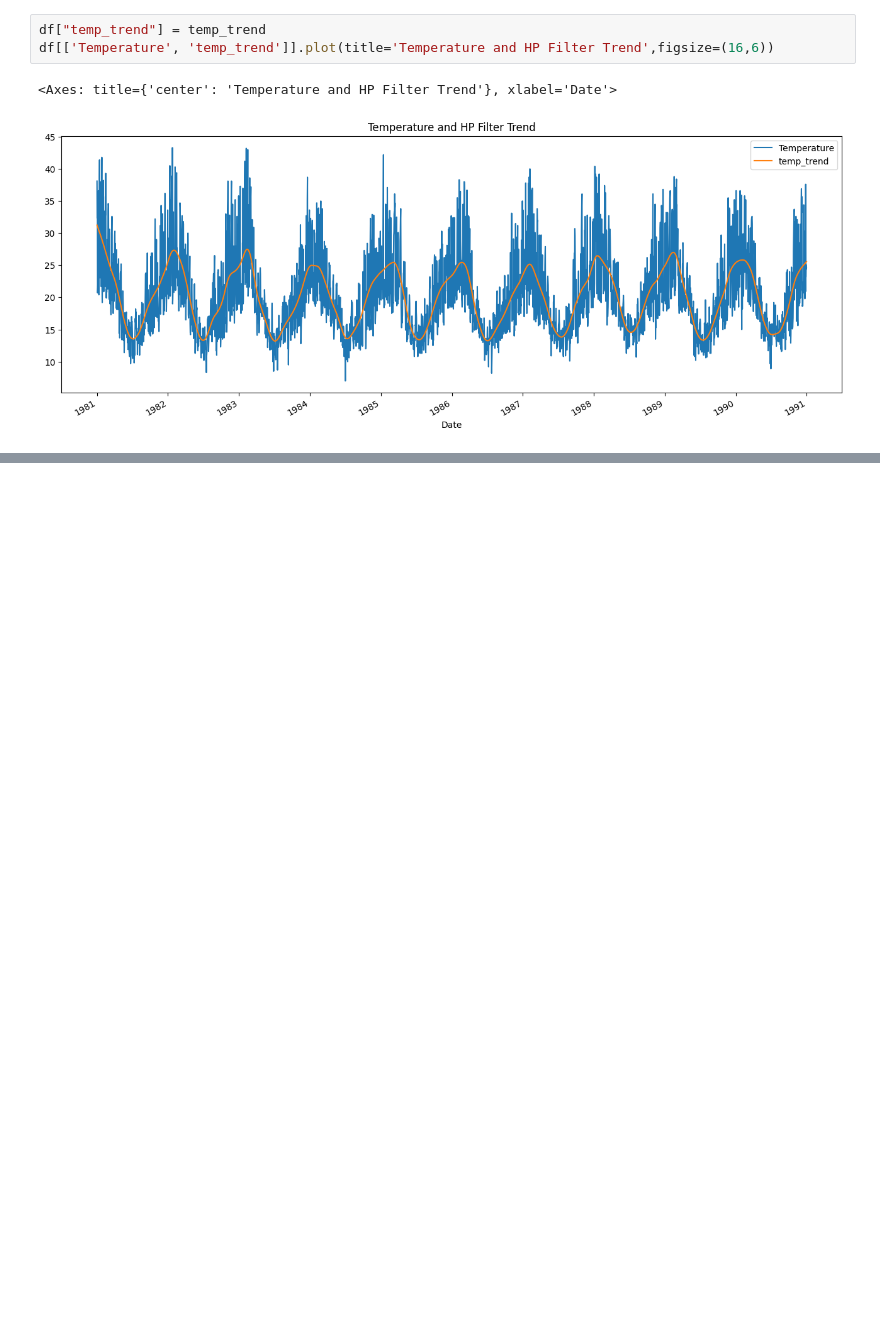
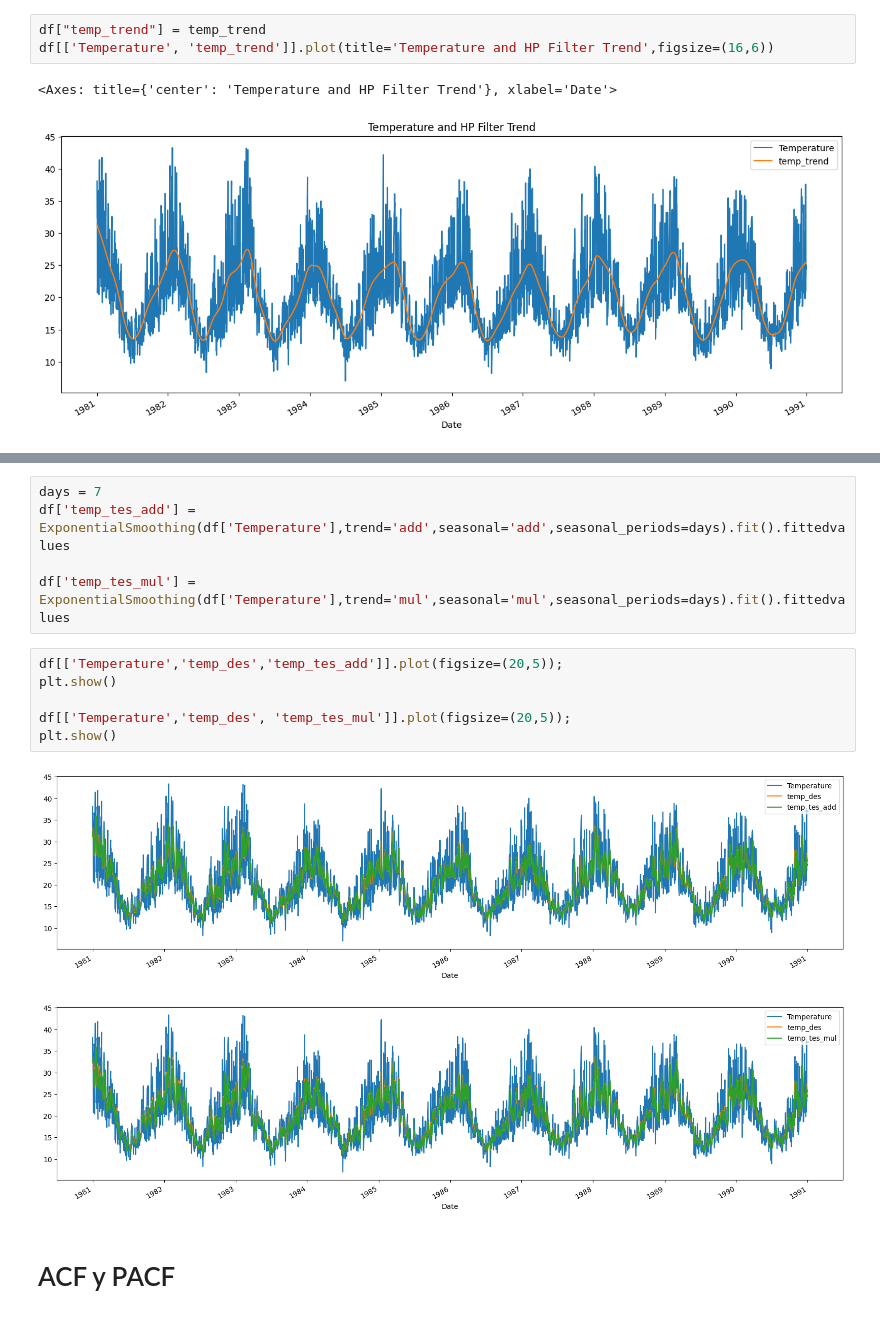
Before and after one commit to AbeRodz/Time-series, a Jupyter notebook: tp_1.ipynb, the cells around one changed output, grey strips where cells are left out. Drawn from its saved outputs; the diff is of its cells as text; blank space fills up the shorter version.

```diff
--- a/tp_1.ipynb
+++ b/tp_1.ipynb
@@ -209,0 +183,16 @@ df[['Temperature', 'temp_trend']].plot(title='Temperature and HP Filter Trend',f
+# %%
+days = 7
+df['temp_tes_add'] = ExponentialSmoothing(df['Temperature'],trend='add',seasonal='add',seasonal_periods=days).fit().fittedvalues
+
+df['temp_tes_mul'] = ExponentialSmoothing(df['Temperature'],trend='mul',seasonal='mul',seasonal_periods=days).fit().fittedvalues
+# %%
+df[['Temperature','temp_des','temp_tes_add']].plot(figsize=(20,5));
+plt.show()
+
+df[['Temperature','temp_des', 'temp_tes_mul']].plot(figsize=(20,5));
+plt.show()
+# %% [output]
+[figure, added]
+[figure, added]
+# %% [markdown]
+# ACF y PACF
```
Also changed, not shown: parts of 33 cells of this notebook.
